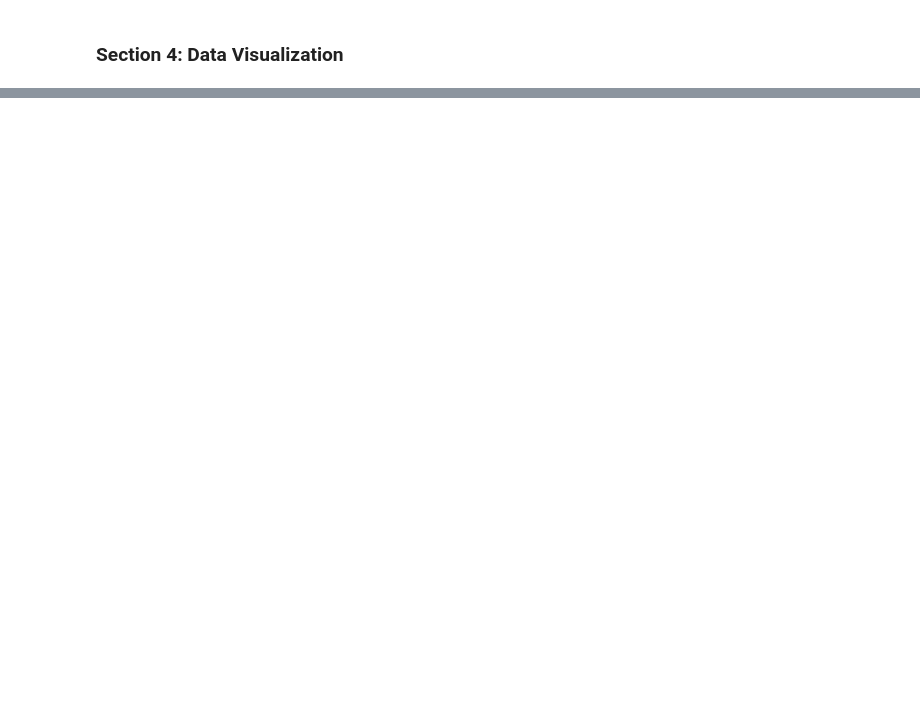
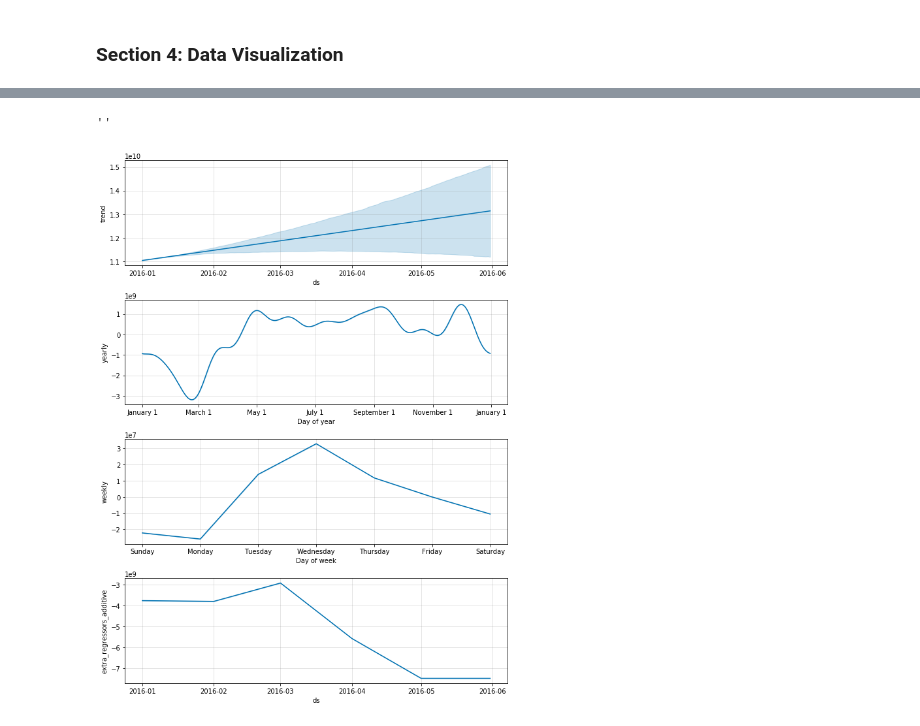
Before and after one commit to bakitybacon/cryptoeconomics, a Jupyter notebook: 340termproject-interpol.ipynb, the cells around one changed output, grey strips where cells are left out. Saved outputs shown, nothing was run; the diff lists cells and outputs as text; code cells hidden in the pictures; blank space fills up the shorter version.

```diff
--- a/340termproject-interpol.ipynb
+++ b/340termproject-interpol.ipynb
@@ -316,0 +324,6 @@ plt.plot(cryptoecon_test['date'].values,cryptoecon_test['marketcap(USD)'].values
+# %%
+all_exo_m.plot_components(all_exo_preds)
+""
+# %% [output]
+''
+[figure, added]
```
Also changed, not shown: parts of 14 cells of this notebook.
